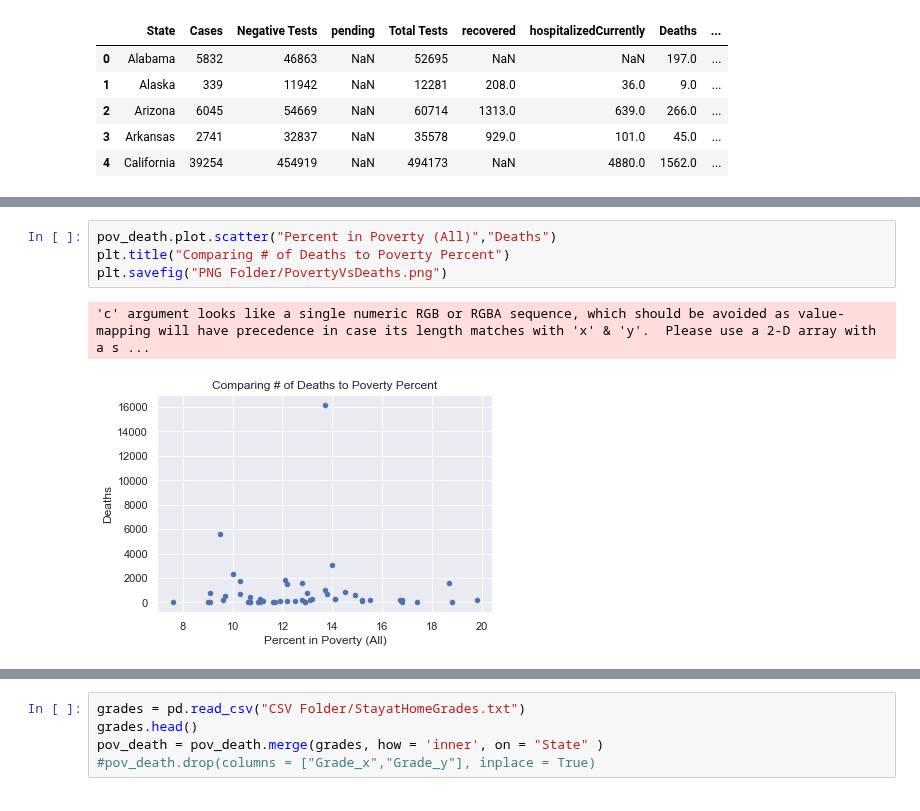
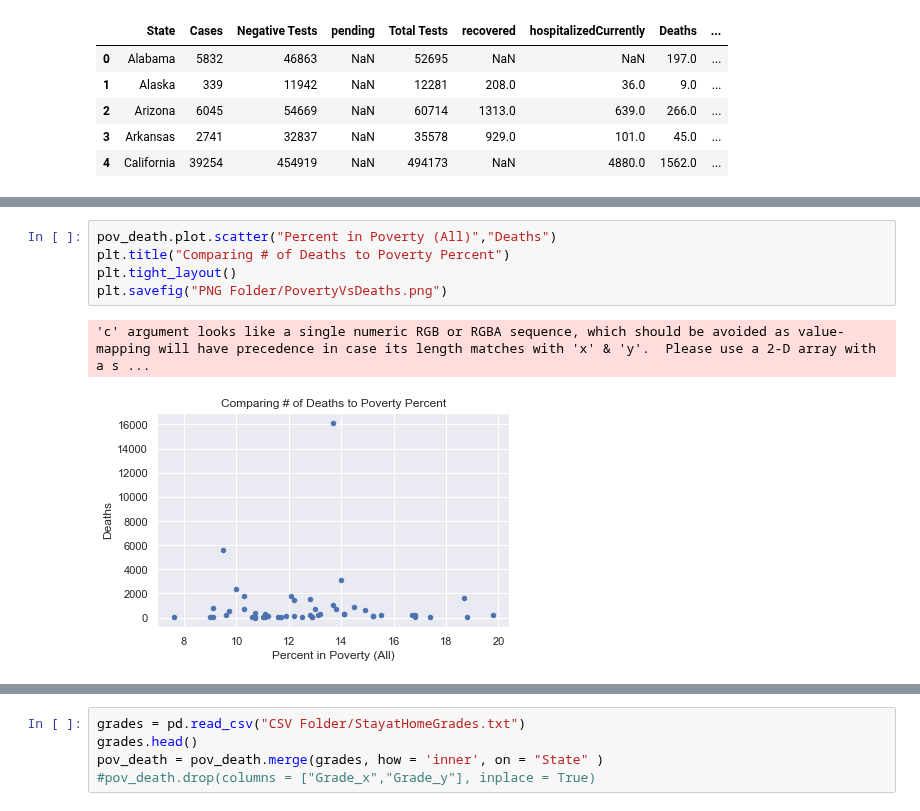
Before and after one commit to lmstevens/Group_Project_1, a Jupyter notebook: Jimmy_Graphics.ipynb, the cells around one changed output, grey strips where cells are left out. Cells and saved outputs as stored; diff of their text form.

```diff
--- a/Jimmy_Graphics.ipynb
+++ b/Jimmy_Graphics.ipynb
@@ -283,7 +291,8 @@ pov_death.head()
 # %%
 pov_death.plot.scatter("Percent in Poverty (All)","Deaths")
 plt.title("Comparing # of Deaths to Poverty Percent")
+plt.tight_layout()
 plt.savefig("PNG Folder/PovertyVsDeaths.png")
 # %% [output]
 'c' argument looks like a single numeric RGB or RGBA sequence, which should be avoided as value-mapping will have precedence in case its length matches with 'x' & 'y'.  Please use a 2-D array with a s ...
-[figure, old version]
+[figure, new version]
```
Also changed, not shown: parts of 21 cells of this notebook, 11 other files.
